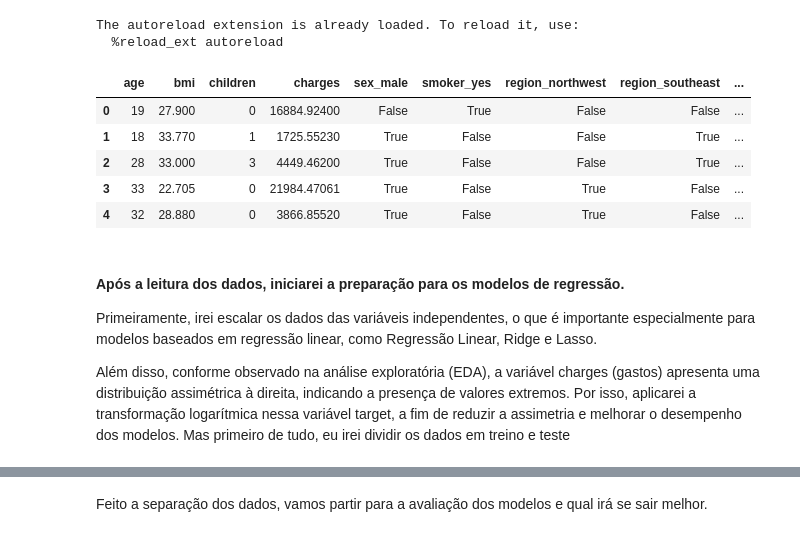
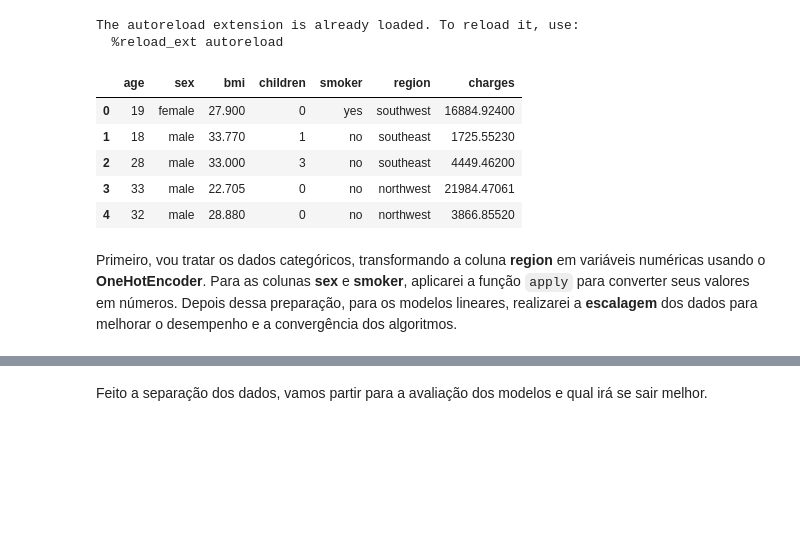
Before and after one commit to Riansito/Analise-de-Custos-de-Seguro-Saude-Modelagem-Preditiva, a Jupyter notebook: Notebooks/modeloPredição.ipynb, the cells around one changed output, grey strips where cells are left out. Saved outputs shown, nothing was run; the diff lists cells and outputs as text; code cells hidden in the pictures; blank space fills up the shorter version.

```diff
--- a/Notebooks/modeloPredição.ipynb
+++ b/Notebooks/modeloPredição.ipynb
@@ -42,20 +46,17 @@ The autoreload extension is already loaded. To reload it, use:
 # %%
 avalicao = AvaliacaoMD()
 # %%
-df = pd.read_csv("../Dados/Base de Dados Tratada (insurance).csv", index_col=0)#Lendo base de dados tratada
+df = pd.read_csv("../Dados/insurance.csv")
 df.head()
 # %% [output]
-|  | age | bmi | children | charges | sex_male | smoker_yes | region_northwest | region_southeast | ... |
-| 0 | 19 | 27.900 | 0 | 16884.92400 | False | True | False | False | ... |
-| 1 | 18 | 33.770 | 1 | 1725.55230 | True | False | False | True | ... |
-| 2 | 28 | 33.000 | 3 | 4449.46200 | True | False | False | True | ... |
-| 3 | 33 | 22.705 | 0 | 21984.47061 | True | False | True | False | ... |
-| 4 | 32 | 28.880 | 0 | 3866.85520 | True | False | True | False | ... |
+|  | age | sex | bmi | children | smoker | region | charges |
+| 0 | 19 | female | 27.900 | 0 | yes | southwest | 16884.92400 |
+| 1 | 18 | male | 33.770 | 1 | no | southeast | 1725.55230 |
+| 2 | 28 | male | 33.000 | 3 | no | southeast | 4449.46200 |
+| 3 | 33 | male | 22.705 | 0 | no | northwest | 21984.47061 |
+| 4 | 32 | male | 28.880 | 0 | no | northwest | 3866.85520 |
 # %% [markdown]
-#### Após a leitura dos dados, iniciarei a preparação para os modelos de regressão.
 
-Primeiramente, irei escalar os dados das variáveis independentes, o que é importante especialmente para modelos baseados em regressão linear, como Regressão Linear, Ridge e Lasso.
 
-Além disso, conforme observado na análise exploratória (EDA), a variável charges (gastos) apresenta uma distribuição assimétrica à direita, indicando a presença de valores extremos. Por isso, aplicarei a transformação logarítmica nessa variável target, a fim de reduzir a assimetria e melhorar o desempenho dos modelos.
-Mas primeiro de tudo, eu irei dividir os dados em treino e teste
+Primeiro, vou tratar os dados categóricos, transformando a coluna **region** em variáveis numéricas usando o **OneHotEncoder**. Para as colunas **sex** e **smoker**, aplicarei a função `apply` para converter seus valores em números. Depois dessa preparação, para os modelos lineares, realizarei a **escalagem** dos dados para melhorar o desempenho e a convergência dos algoritmos.
 # %%
```
Also changed, not shown: parts of 13 cells of this notebook, 3 other files.
